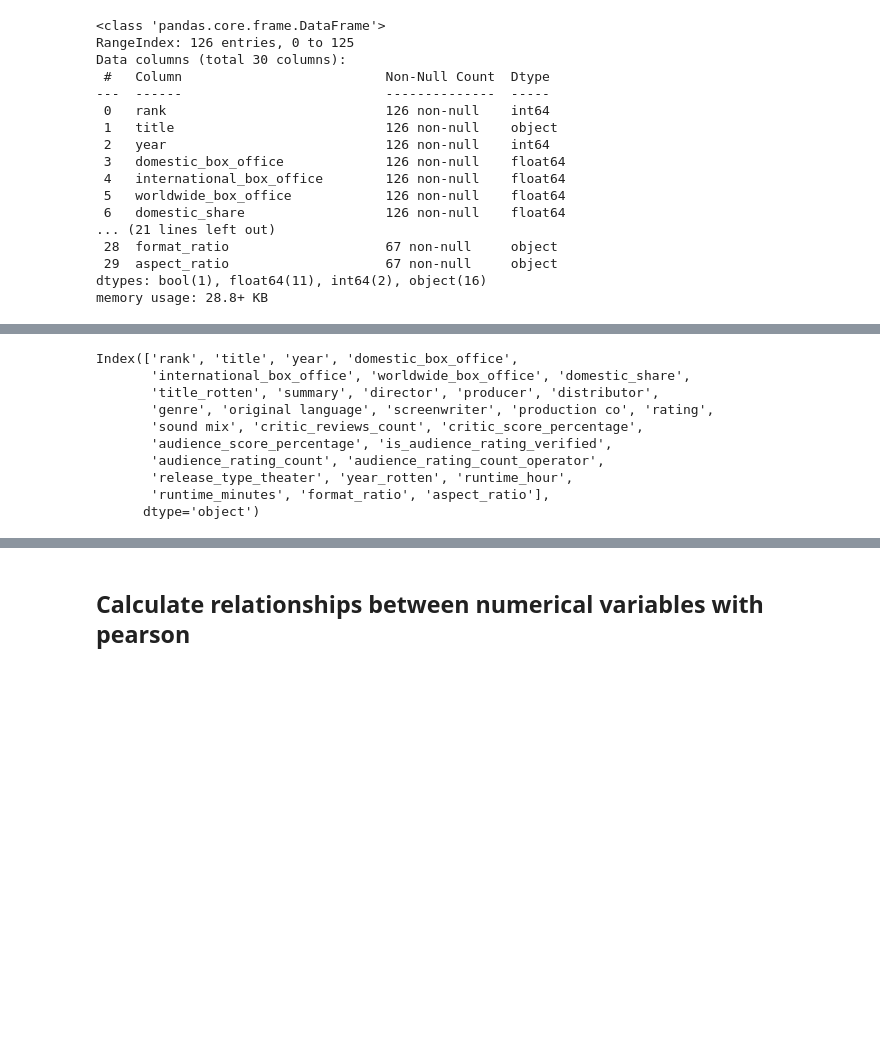
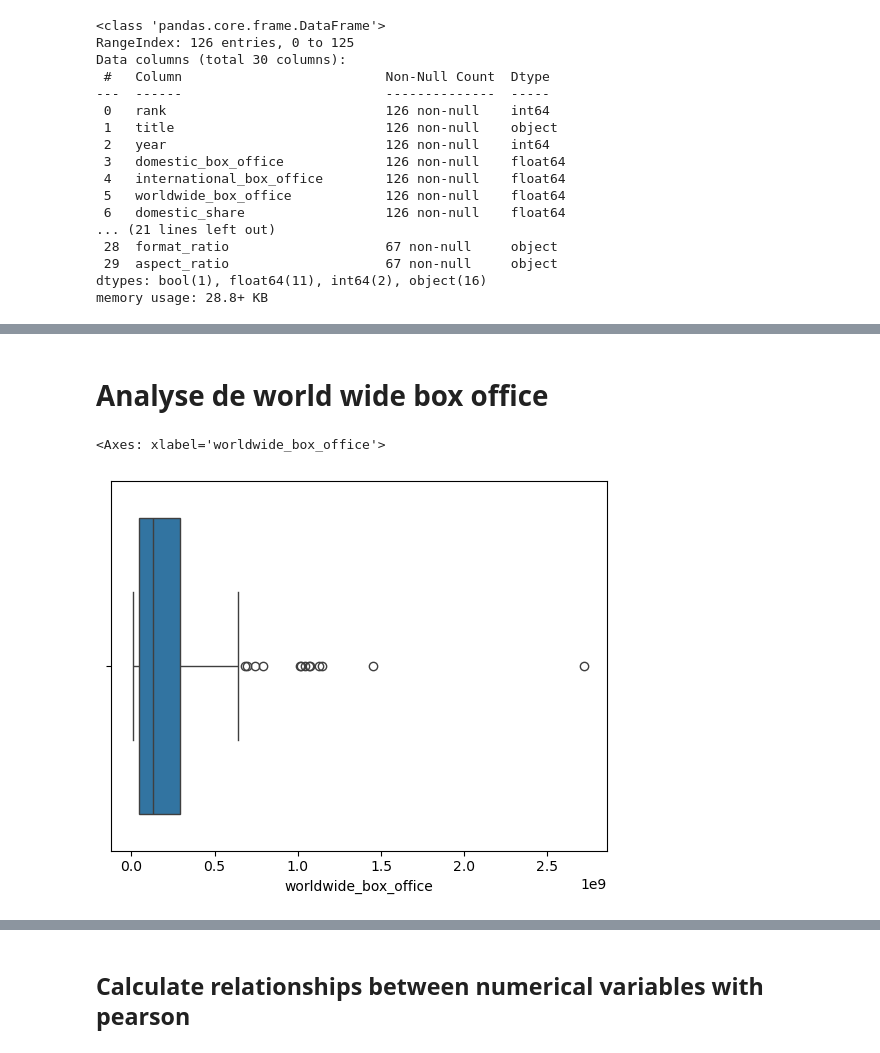
Before and after one commit to sarahmoussaoui/Data-Mining-Movies-Project, a Jupyter notebook: src/eda/numbers_rotten.ipynb, the cells around one changed output, grey strips where cells are left out. Drawn from its saved outputs; the diff is of its cells as text; code cells hidden in the pictures; blank space fills up the shorter version.

Commit message:
finish numbers_rotten eda

```diff
--- a/src/eda/numbers_rotten.ipynb
+++ b/src/eda/numbers_rotten.ipynb
@@ -70,16 +82,10 @@ numbers_rotten_100.describe()
 | 50% | 40.000000 | 2020.000000 | 4.693806e+07 | 6.939300e+07 | 1.313357e+08 | 41.250000 | ... |
 | 75% | 67.000000 | 2026.000000 | 9.761202e+07 | 1.937615e+08 | 2.938889e+08 | 52.175000 | ... |
 | max | 99.000000 | 2026.000000 | 8.621730e+08 | 1.859131e+09 | 2.721304e+09 | 100.000000 | ... |
-# %%
-numbers_rotten_100.columns
-# %% [output]
-Index(['rank', 'title', 'year', 'domestic_box_office',
-       'international_box_office', 'worldwide_box_office', 'domestic_share',
-       'title_rotten', 'summary', 'director', 'producer', 'distributor',
-       'genre', 'original language', 'screenwriter', 'production co', 'rating',
-       'sound mix', 'critic_reviews_count', 'critic_score_percentage',
-       'audience_score_percentage', 'is_audience_rating_verified',
-       'audience_rating_count', 'audience_rating_count_operator',
-       'release_type_theater', 'year_rotten', 'runtime_hour',
-       'runtime_minutes', 'format_ratio', 'aspect_ratio'],
-      dtype='object')
+# %% [markdown]
+# Analyse de world wide box office
+# %%
+sns.boxplot(x=numbers_rotten_100["worldwide_box_office"])
+# %% [output]
+<Axes: xlabel='worldwide_box_office'>
+[figure, added]
```
Also changed, not shown: parts of 16 cells of this notebook.
